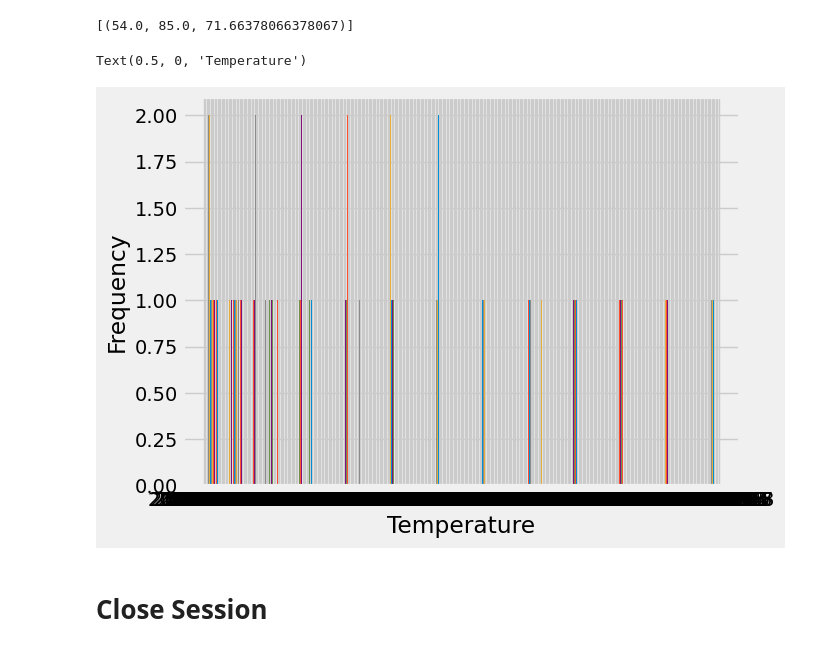
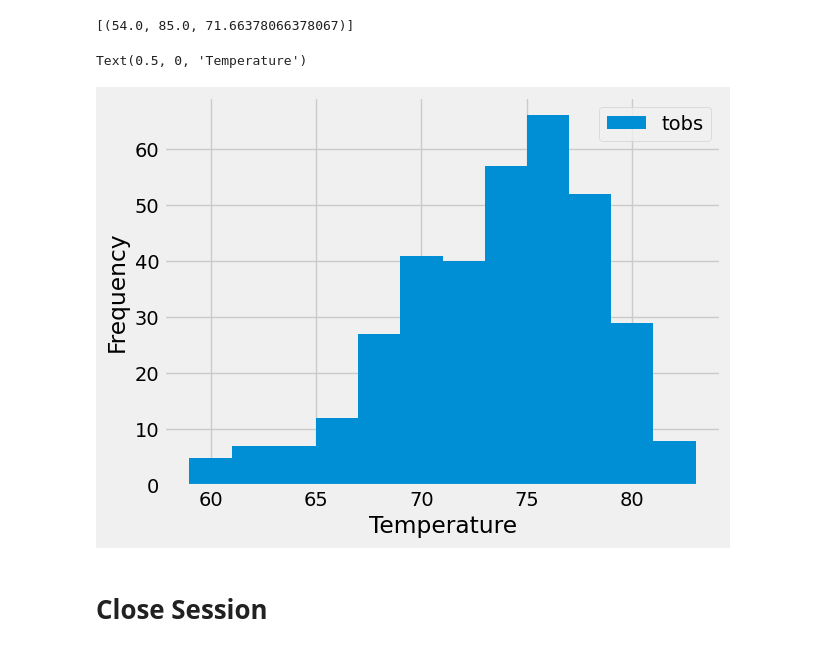
Before and after one commit to Amarah010/SQLAlchemy-Challenge, a Jupyter notebook: SurfsUp/climate.ipynb, the cells around one changed output. Saved outputs shown, nothing was run; the diff lists cells and outputs as text; code cells hidden in the pictures.

```diff
--- a/SurfsUp/climate.ipynb
+++ b/SurfsUp/climate.ipynb
@@ -115,23 +115,26 @@ session.query(func.min(Measurement.tobs),
 # %%
 # Using the most active station id
 # Query the last 12 months of temperature observation data for this station and plot the results as a histogram:
 
 # Filter by the station that has the greatest number of observations
 highest_observation = active_stations[0][0]
 
 # Query the previous 12 months of TOBS data for that station
-TOBS_Data = session.query(Measurement.date, Measurement.tobs).\
+tobs_Data = session.query(Measurement.date, Measurement.tobs).\
                         filter(Measurement.date >= "2016-08-24").\
                         filter(Measurement.date <= "2017-08-23").\
                         filter(Measurement.station == highest_observation).all()
 
+# convert to dataframe
+tobs_df = pd.DataFrame(tobs_Data)
+
 # Plot Histogram
-plt.hist(TOBS_Data, bins=12)
+tobs_df.plot.hist(bins=12)
 plt.ylabel('Frequency')
 plt.xlabel('Temperature')
 # %% [output]
 Text(0.5, 0, 'Temperature')
-[figure, old version]
+[figure, new version]
 # %% [markdown]
 # Close Session
 # %%
```
